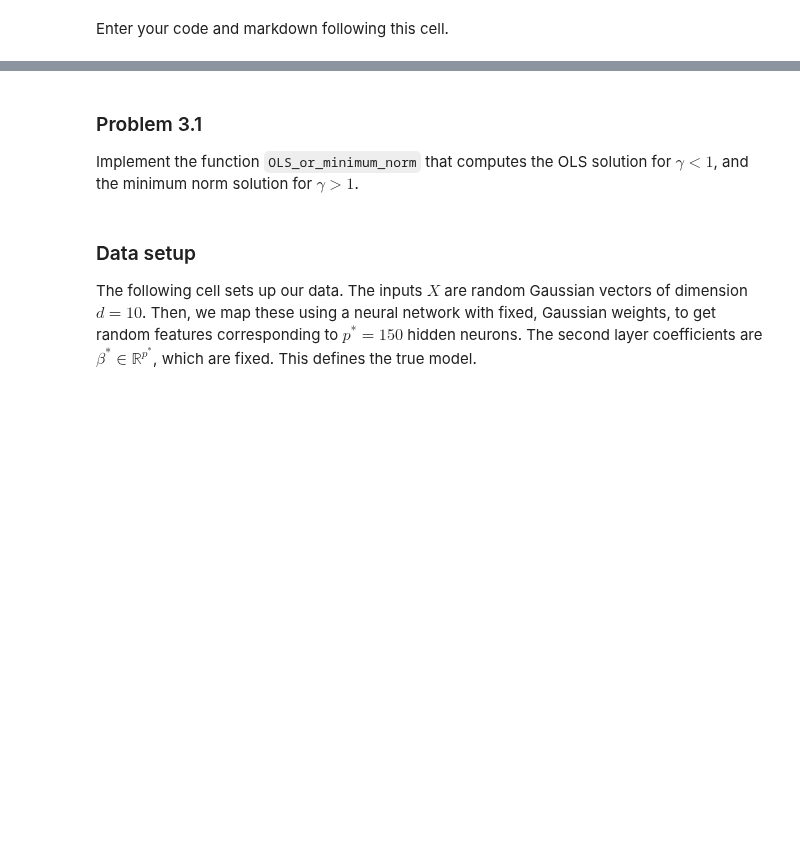
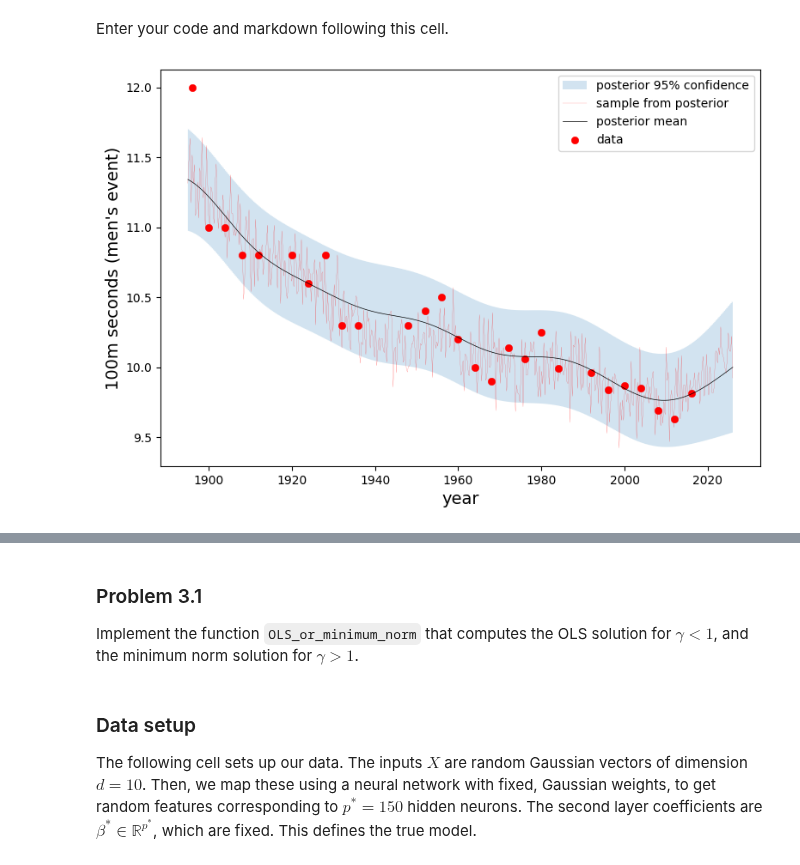
Before and after one commit to yaj0212/Intermediate-Machine-Learning, a Jupyter notebook: assignments/assn2/assn2.ipynb, the cells around one changed output, grey strips where cells are left out. Saved outputs shown, nothing was run; the diff lists cells and outputs as text; code cells hidden in the pictures; blank space fills up the shorter version.

```diff
--- a/assignments/assn2/assn2.ipynb
+++ b/assignments/assn2/assn2.ipynb
@@ -572,0 +648,18 @@ Enter your code and markdown following this cell.
+# %%
+def get_event(event):
+    """Years and gold medal results for one event. Times like '3:50.00' are converted to minutes."""
+    df = dat[(dat['Event'] == event) & (dat['Medal'] == 'G')].dropna(subset=['Result']).sort_values('Year')
+    result = []
+    for r in df['Result']:
+        t = np.array(str(r).split(':'), dtype=float)
+        result.append(t[0] if len(t) == 1 else t[0] + t[1]/60)   # plain number, or minutes + seconds/60
+    return np.array(df['Year']), np.array(result)
+# %%
+year, result = get_event('100M Men')
+gp_olympic_event(year, result,
+                 kernel = lambda x, z: K_fun(x, z, h = 15),       # bandwidth h in years
+                 mean = lambda x: mu_fun(x, np.mean(result)),   # constant mean = average result
+                 noise = 0.15**2,
+                 event_name = "100m seconds (men's event)")
+# %% [output]
+[figure, added]
```
Also changed, not shown: parts of 17 cells of this notebook.
